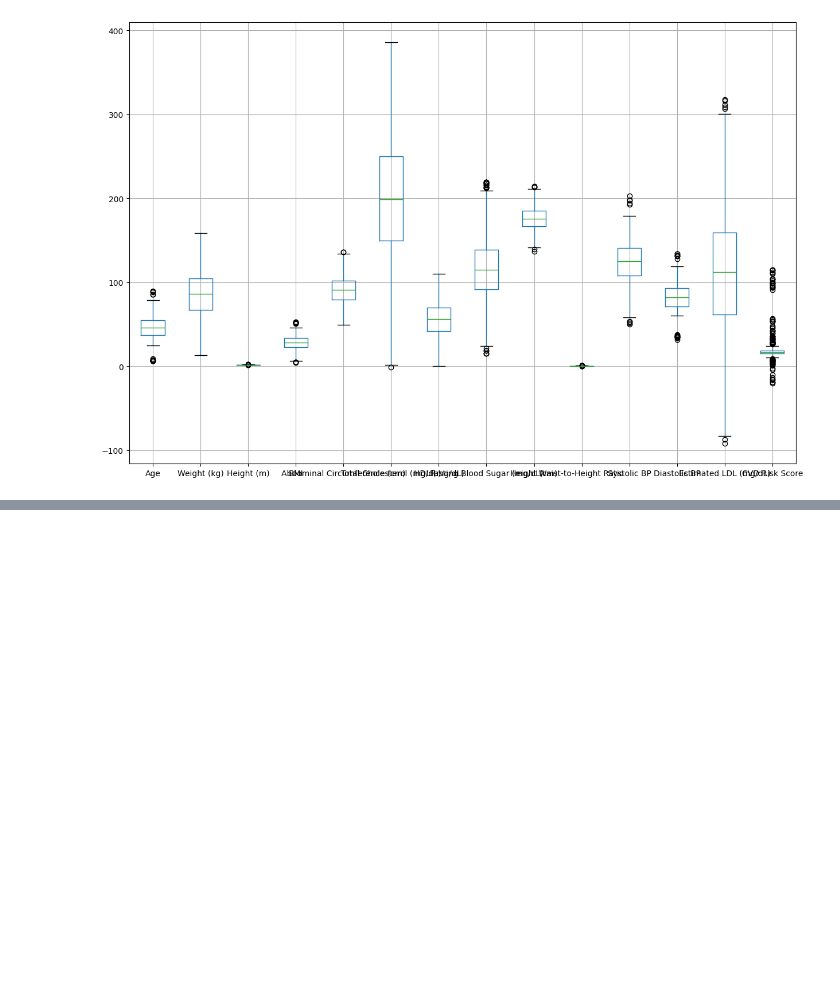
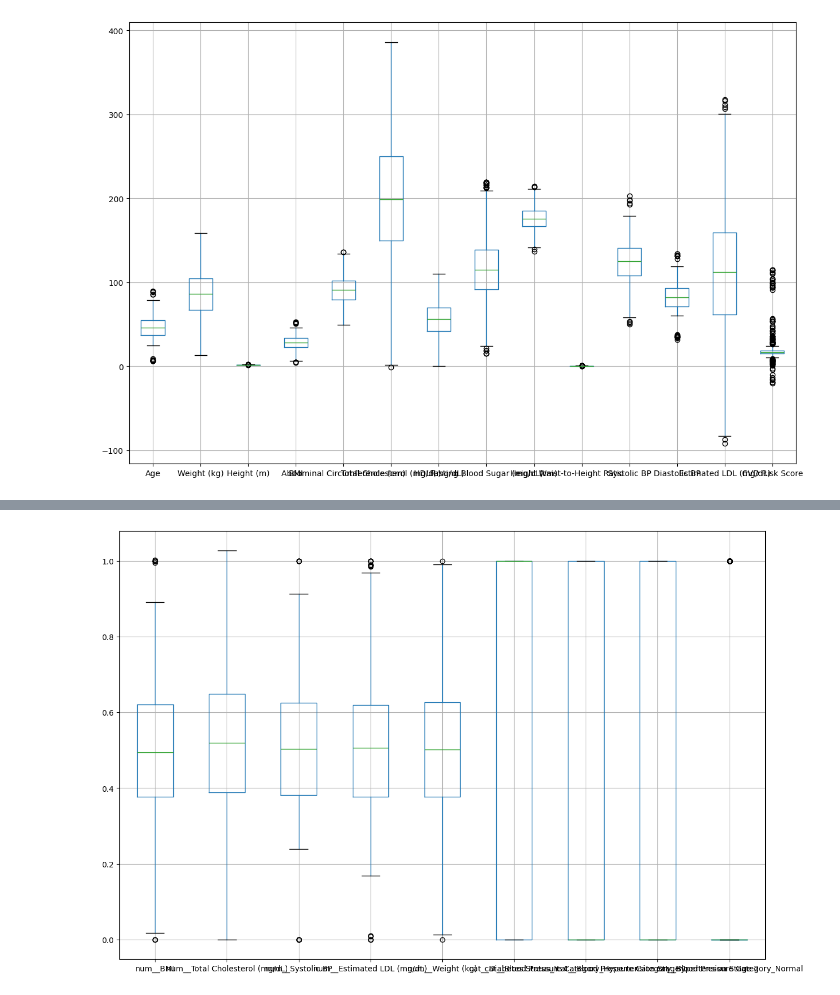
Before and after one commit to jeronimov10/Aprendizaje-en-maquina, a Jupyter notebook: Labs/lab1/lab1.ipynb, the cells around one changed output, grey strips where cells are left out. Saved outputs shown, nothing was run; the diff lists cells and outputs as text; code cells hidden in the pictures; blank space fills up the shorter version.

```diff
--- a/Labs/lab1/lab1.ipynb
+++ b/Labs/lab1/lab1.ipynb
@@ -516,0 +534,5 @@ R2-score: 0.55
+# %%
+rta_df.boxplot(figsize=(15,10))
+plt.show()
+# %% [output]
+[figure, added]
```
Also changed, not shown: parts of 102 cells of this notebook, 1 other file.
